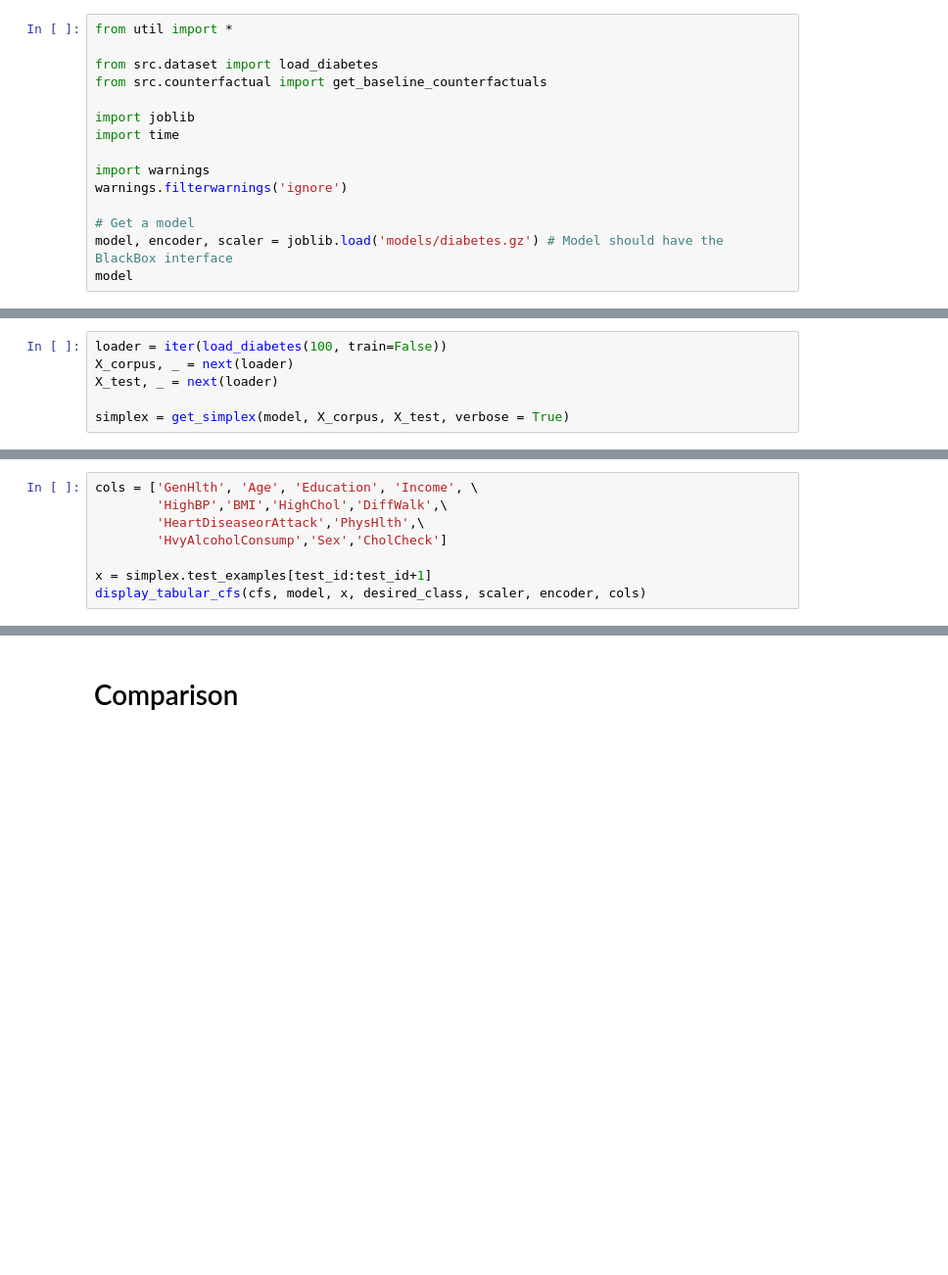
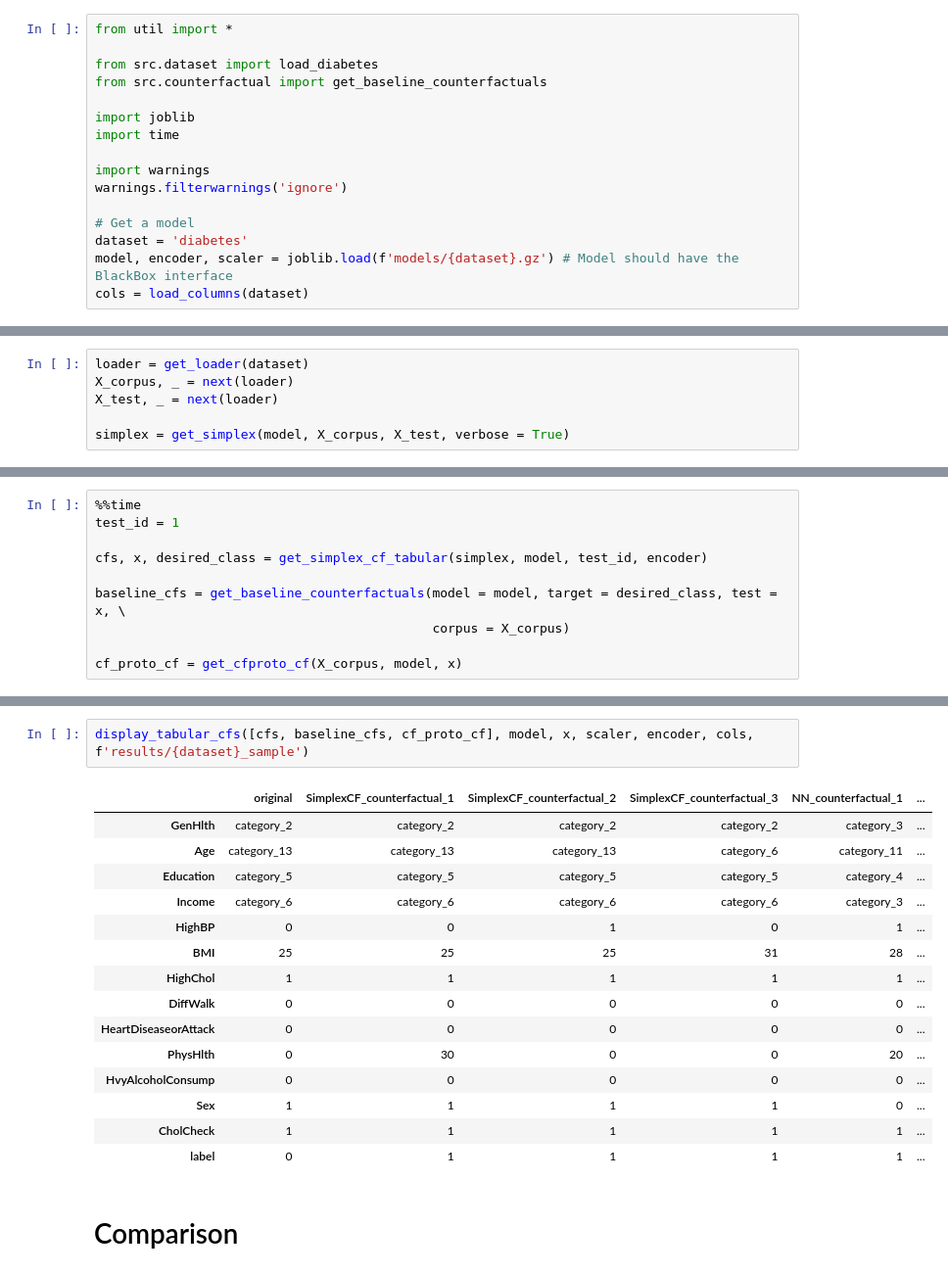
Before and after one commit to Adebayo-Oshingbesan/SimplExCF, a Jupyter notebook: 03_diabetes.ipynb, the cells around one changed output, grey strips where cells are left out. Shown: that part at 98% size. Drawn from its saved outputs; the diff is of its cells as text; blank space fills up the shorter version.

```diff
--- a/03_diabetes.ipynb
+++ b/03_diabetes.ipynb
@@ -11,6 +11,7 @@ import warnings
 warnings.filterwarnings('ignore')
 
 # Get a model
-model, encoder, scaler = joblib.load('models/diabetes.gz') # Model should have the BlackBox interface
-model
+dataset = 'diabetes'
+model, encoder, scaler = joblib.load(f'models/{dataset}.gz') # Model should have the BlackBox interface
+cols = load_columns(dataset)
 # %% [output]
@@ -26,5 +20,5 @@ TabularModel(
 # %%
-loader = iter(load_diabetes(100, train=False))
+loader = get_loader(dataset)
 X_corpus, _ = next(loader)
 X_test, _ = next(loader)
 
@@ -46,8 +31,0 @@ Wall time: 89.8 ms
-# %%
-cols = ['GenHlth', 'Age', 'Education', 'Income', \
-        'HighBP','BMI','HighChol','DiffWalk',\
-        'HeartDiseaseorAttack','PhysHlth',\
-        'HvyAlcoholConsump','Sex','CholCheck']
-
-x = simplex.test_examples[test_id:test_id+1]
-display_tabular_cfs(cfs, model, x, desired_class, scaler, encoder, cols)
@@ -116,0 +32,10 @@ Wall time: 38.1 s
+# %%
+%%time
+test_id = 1
+
+cfs, x, desired_class = get_simplex_cf_tabular(simplex, model, test_id, encoder)
+
+baseline_cfs = get_baseline_counterfactuals(model = model, target = desired_class, test = x, \
+                                            corpus = X_corpus)
+
+cf_proto_cf = get_cfproto_cf(X_corpus, model, x)
@@ -117,3 +50,21 @@ Wall time: 38.1 s
+# %%
+display_tabular_cfs([cfs, baseline_cfs, cf_proto_cf], model, x, scaler, encoder, cols, f'results/{dataset}_sample')
+# %% [output]
+|  | original | SimplexCF_counterfactual_1 | SimplexCF_counterfactual_2 | SimplexCF_counterfactual_3 | NN_counterfactual_1 | ... |
+| GenHlth | category_2 | category_2 | category_2 | category_2 | category_3 | ... |
+| Age | category_13 | category_13 | category_13 | category_6 | category_11 | ... |
+| Education | category_5 | category_5 | category_5 | category_5 | category_4 | ... |
+| Income | category_6 | category_6 | category_6 | category_6 | category_3 | ... |
+| HighBP | 0 | 0 | 1 | 0 | 1 | ... |
+| BMI | 25 | 25 | 25 | 31 | 28 | ... |
+| HighChol | 1 | 1 | 1 | 1 | 1 | ... |
+| DiffWalk | 0 | 0 | 0 | 0 | 0 | ... |
+| HeartDiseaseorAttack | 0 | 0 | 0 | 0 | 0 | ... |
+| PhysHlth | 0 | 30 | 0 | 0 | 20 | ... |
+| HvyAlcoholConsump | 0 | 0 | 0 | 0 | 0 | ... |
+| Sex | 1 | 1 | 1 | 1 | 0 | ... |
+| CholCheck | 1 | 1 | 1 | 1 | 1 | ... |
+| label | 0 | 1 | 1 | 1 | 1 | ... |
 # %% [markdown]
 # Comparison
 # %%
```
Also changed, not shown: parts of 12 cells of this notebook, 50 other files.
